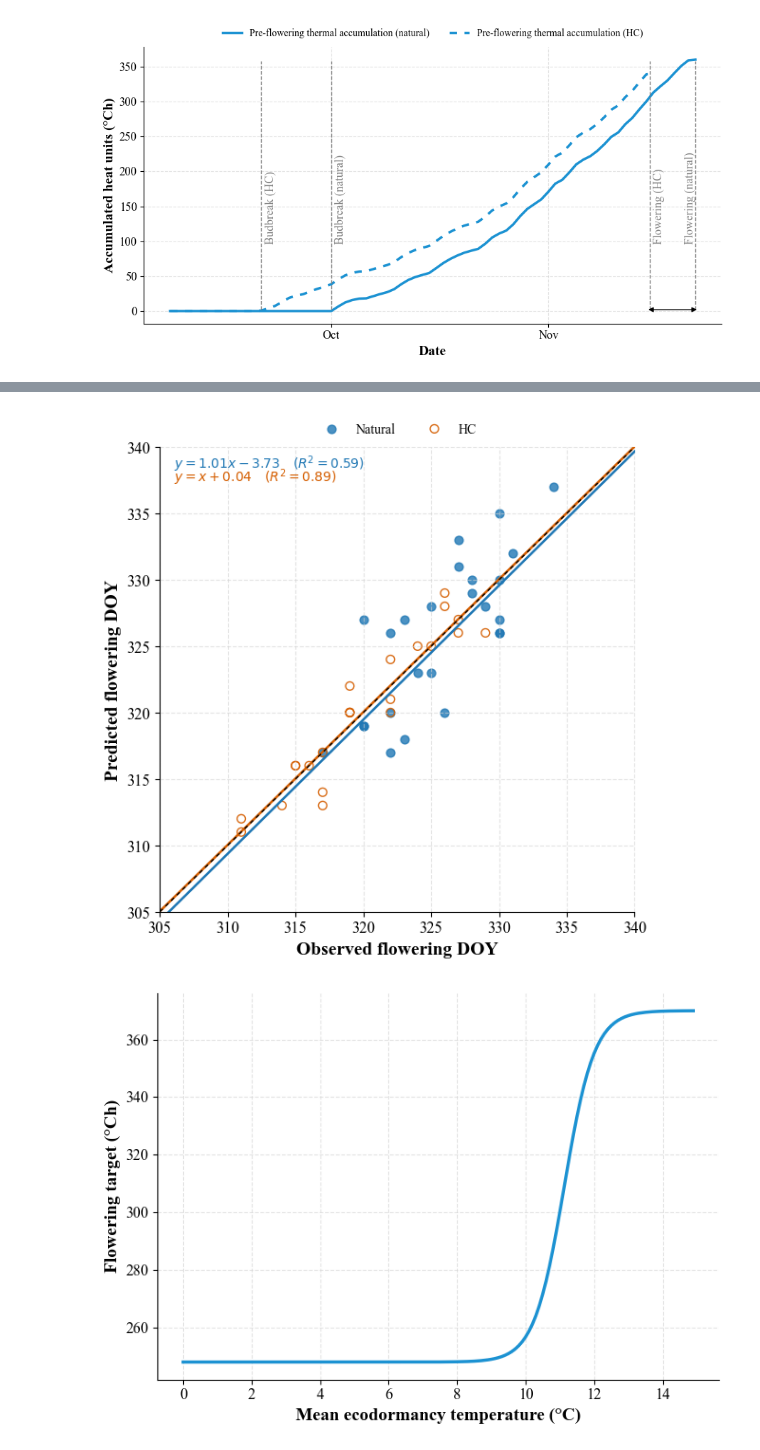
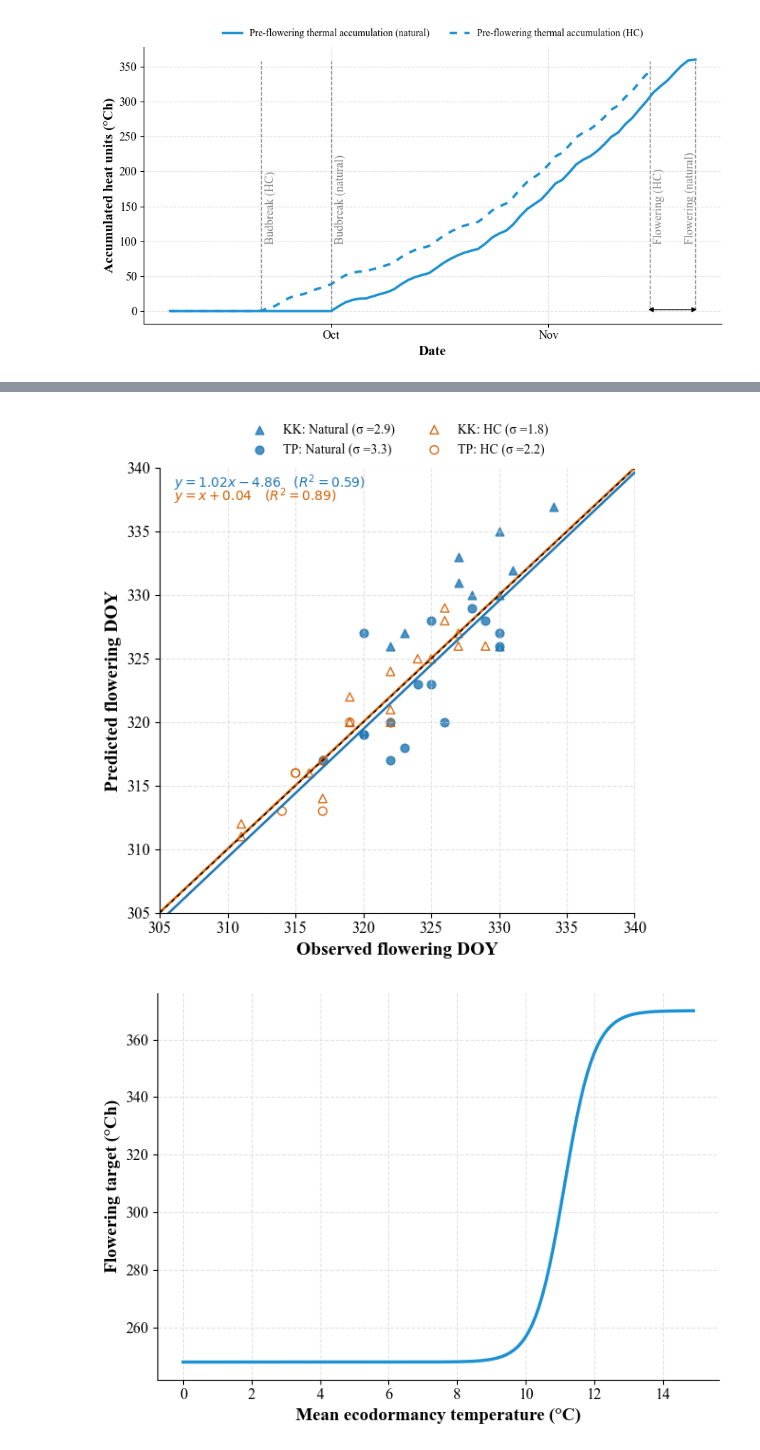
Before and after one commit to Niloofar-Sh/PlayGround, a Jupyter notebook: HC Dormancy Paper Figures.ipynb, the cells around one changed output, grey strips where cells are left out. Drawn from its saved outputs; the diff is of its cells as text; code cells hidden in the pictures.

```diff
--- a/HC Dormancy Paper Figures.ipynb
+++ b/HC Dormancy Paper Figures.ipynb
@@ -1310,10 +1983,32 @@ plt.show()
 # %%
 # FloweringDOY
-PredictedBudFloweringDOY = PredictedObservedFlowering['Predicted.KiwiFruit.Phenology.FloweringDOY']
-ObservedBudFloweringDOY = PredictedObservedFlowering['Observed.KiwiFruit.Phenology.FloweringDOY']
+# PredictedBudFloweringDOY = PredictedObservedFlowering['Predicted.KiwiFruit.Phenology.FloweringDOY']
+# ObservedBudFloweringDOY = PredictedObservedFlowering['Observed.KiwiFruit.Phenology.FloweringDOY']
 
-PredictedFloweringDOYHC = PredictedObservedFloweringHC['Predicted.KiwiFruit.Phenology.FloweringDOY']
-ObservedFloweringDOYHC = PredictedObservedFloweringHC['Observed.KiwiFruit.Phenology.FloweringDOY']
+# PredictedFloweringDOYHC = PredictedObservedFloweringHC['Predicted.KiwiFruit.Phenology.FloweringDOY']
+# ObservedFloweringDOYHC = PredictedObservedFloweringHC['Observed.KiwiFruit.Phenology.FloweringDOY']
+
+
+# KK
+SimulationID_KK_Natural = ObservedBB[(ObservedBB['Location']=='Kerikeri')].groupby('SimulationName', sort=False).head(1).SimulationID
+SimulationID_KK_HC = ObservedBBHC[(ObservedBBHC['Location']=='Kerikeri')].groupby('SimulationName', sort=False).head(1).SimulationID
+
+Predicted_KK_Natural = PredictedObservedFlowering[PredictedObservedFlowering['SimulationID'].isin(SimulationID_KK_Natural)]['Predicted.KiwiFruit.Phenology.FloweringDOY']
+Observed_KK_Natural = PredictedObservedFlowering[PredictedObservedFlowering['SimulationID'].isin(SimulationID_KK_Natural)]['Observed.KiwiFruit.Phenology.FloweringDOY']
+
+Predicted_KK_HC = PredictedObservedFloweringHC[PredictedObservedFloweringHC['SimulationID'].isin(SimulationID_KK_HC)]['Predicted.KiwiFruit.Phenology.FloweringDOY']
+Observed_KK_HC = PredictedObservedFloweringHC[PredictedObservedFloweringHC['SimulationID'].isin(SimulationID_KK_HC)]['Observed.KiwiFruit.Phenology.FloweringDOY']
+
+# TP
+SimulationID_TP_Natural = ObservedBB[(ObservedBB['Location']=='Te Puke')].groupby('SimulationName', sort=False).head(1).SimulationID
+SimulationID_TP_HC = ObservedBBHC[(ObservedBBHC['Location']=='Te Puke')].groupby('SimulationName', sort=False).head(1).SimulationID
+
+Predicted_TP_Natural = PredictedObservedFlowering[PredictedObservedFlowering['SimulationID'].isin(SimulationID_TP_Natural)]['Predicted.KiwiFruit.Phenology.FloweringDOY']
+Observed_TP_Natural = PredictedObservedFlowering[PredictedObservedFlowering['SimulationID'].isin(SimulationID_TP_Natural)]['Observed.KiwiFruit.Phenology.FloweringDOY']
+
+Predicted_TP_HC = PredictedObservedFloweringHC[PredictedObservedFloweringHC['SimulationID'].isin(SimulationID_TP_HC)]['Predicted.KiwiFruit.Phenology.FloweringDOY']
+Observed_TP_HC = PredictedObservedFloweringHC[PredictedObservedFloweringHC['SimulationID'].isin(SimulationID_TP_HC)]['Observed.KiwiFruit.Phenology.FloweringDOY']
+
 
 # Regressions
 axis_min=305
@@ -1323,13 +2018,33 @@ RegHC = 1*np.array([axis_min,axis_max])+0.04
 
 plt.figure(figsize=(6,6))
 
-plt.scatter(ObservedBudFloweringDOY,PredictedBudFloweringDOY,
+# Natural: KK
+plt.scatter(Observed_KK_Natural,Predicted_KK_Natural, marker='^',
            color="#1f77b4", edgecolor="#1f77b4",
-           alpha=0.8, s=40, label="Natural")
+           alpha=0.8, s=40, label=f"KK: Natural (σ ={scatter_stats(Observed_KK_Natural,Predicted_KK_Natural)['Residual SD']:.1f})")
+# Natural: TP
+plt.scatter(Observed_TP_Natural,Predicted_TP_Natural, marker='o',
+           color="#1f77b4", edgecolor="#1f77b4",
+           alpha=0.8, s=40, label=f"TP: Natural (σ ={scatter_stats(Observed_TP_Natural,Predicted_TP_Natural)['Residual SD']:.1f})")
 
-plt.scatter(ObservedFloweringDOYHC,PredictedFloweringDOYHC,
+
+# HC: KK
+plt.scatter(Observed_KK_HC,Predicted_KK_HC, marker='^',
            facecolors='none', edgecolors="#D55E00",
-           alpha=0.9, s=40, label="HC")
+           alpha=0.9, s=40, label=f"KK: HC (σ ={scatter_stats(Observed_KK_HC,Predicted_KK_HC)['Residual SD']:.1f})")
+# HC: TP
+plt.scatter(Observed_TP_HC,Predicted_TP_HC, marker='o',
+           facecolors='none', edgecolors="#D55E00",
+           alpha=0.9, s=40, label=f"TP: HC (σ ={scatter_stats(Observed_TP_HC,Predicted_TP_HC)['Residual SD']:.1f})")
+
+
+# plt.scatter(ObservedBudFloweringDOY,PredictedBudFloweringDOY,
+#            color="#1f77b4", edgecolor="#1f77b4",
+#            alpha=0.8, s=40, label="Natural")
+
+# plt.scatter(ObservedFloweringDOYHC,PredictedFloweringDOYHC,
+#            facecolors='none', edgecolors="#D55E00",
+#            alpha=0.9, s=40, label="HC")
 
 
 plt.plot([axis_min,axis_max], RegNatural, color="#1f77b4", linewidth=1.8)
@@ -1339,7 +2054,7 @@ plt.plot([axis_min,axis_max], RegHC, color="#D55E00", linewidth=1.8)
 # Natural regression equation
 plt.text(
     306, 338,
-    r"$y = 1.01x - 3.73 \quad (R^2 = 0.59)$",
+    r"$y = 1.02x - 4.86 \quad (R^2 = 0.59)$",
     color="#1f77b4",
     fontsize=10,
     va="bottom",
@@ -1359,34 +2074,34 @@ plt.legend(prop=font_legend,
     loc='lower center',
     bbox_to_anchor=(0.5, 1),
     ncol=2)
 
 plt.xlabel("Observed flowering DOY", fontsize=14, fontweight="bold", font=font_tick)
 plt.ylabel("Predicted flowering DOY", fontsize=14, fontweight="bold", font=font_tick)
 
 # Set axis limits
 plt.xlim(axis_min, axis_max)
 plt.ylim(axis_min, axis_max)
 
 plt.xticks(fontproperties=font_tick)
 plt.yticks(fontproperties=font_tick)
 
 # 1:1 line
 plt.plot([axis_min,axis_max],[axis_min,axis_max],color='k',dashes=(3, 3), linewidth=1)
 
 # Change grid color and style
 plt.grid(color="lightgray", linestyle="--", linewidth=0.8, alpha=0.6)
 
 
 plt.tight_layout()
 plt.gca().spines['top'].set_visible(False)
 plt.gca().spines['right'].set_visible(False)
 
 plt.savefig("C:/Users/HRANFS/Documents/Hayward HC paper 2026/photo bin/PredvsObsFlwr.png", dpi=600, bbox_inches='tight')
 
 
 plt.show()
 # %% [output]
-[figure, old version]
+[figure, new version]
 # %%
 # Mean Eco dormancy temp affecting floweringDOY
 weather_df = defaultdict(lambda: defaultdict(lambda: dict()))
```
Also changed, not shown: parts of 21 cells of this notebook, 3 other files.
